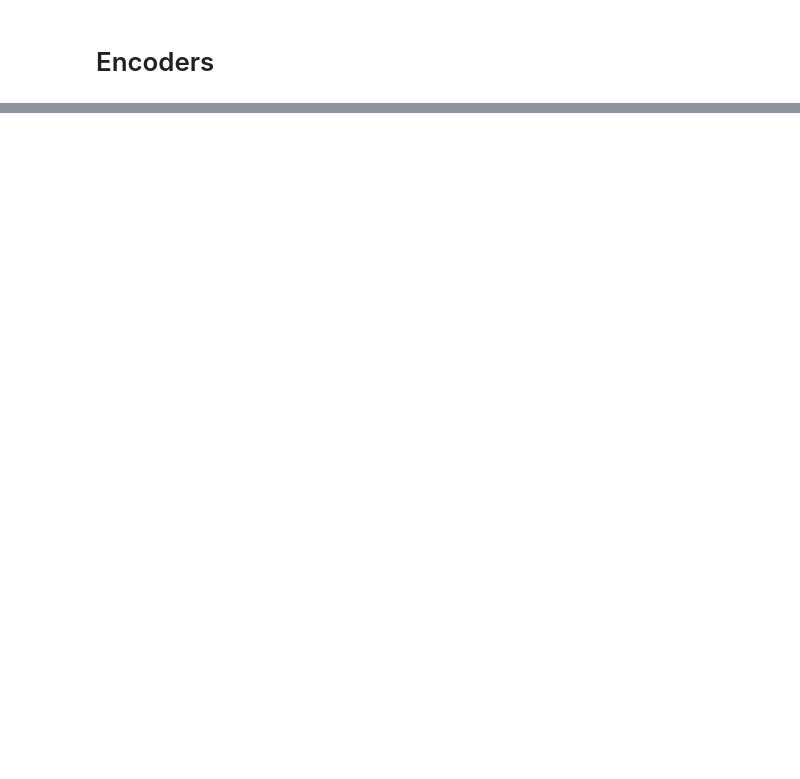
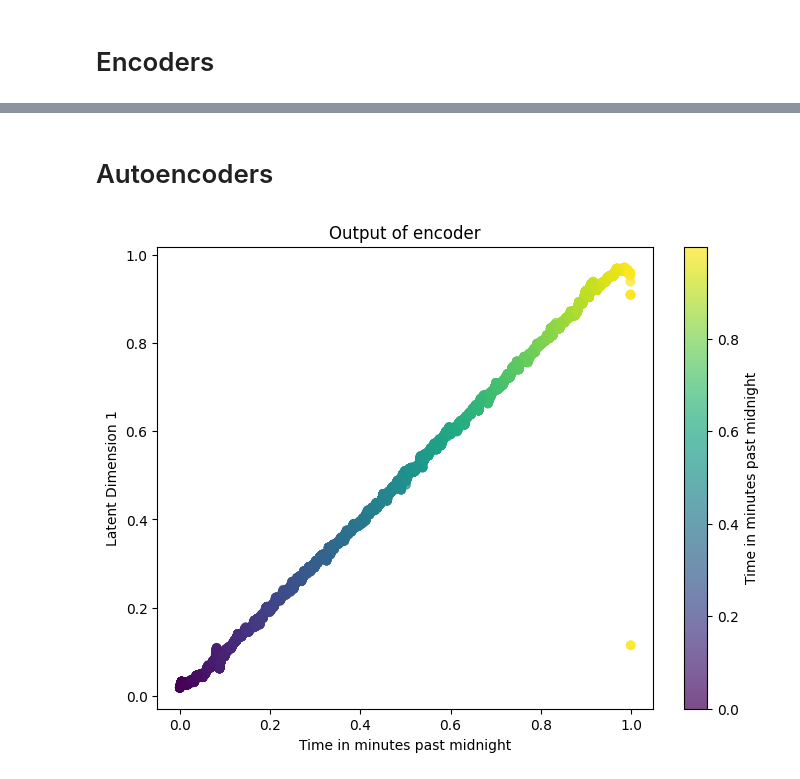
Before and after one commit to uzairname/manifold-learning, a Jupyter notebook: ae.ipynb, the cells around one changed output, grey strips where cells are left out. Drawn from its saved outputs; the diff is of its cells as text; code cells hidden in the pictures; blank space fills up the shorter version.

```diff
--- a/ae.ipynb
+++ b/ae.ipynb
@@ -115,0 +44,6 @@ Error:
+# %% [markdown]
+# Autoencoders
+# %%
+visualize_latent(type_, model, latent_dim=LATENT_DIM, dataloader=dataloader)
+# %% [output]
+[figure, added]
```
Also changed, not shown: parts of 13 cells of this notebook, 11 other files.
